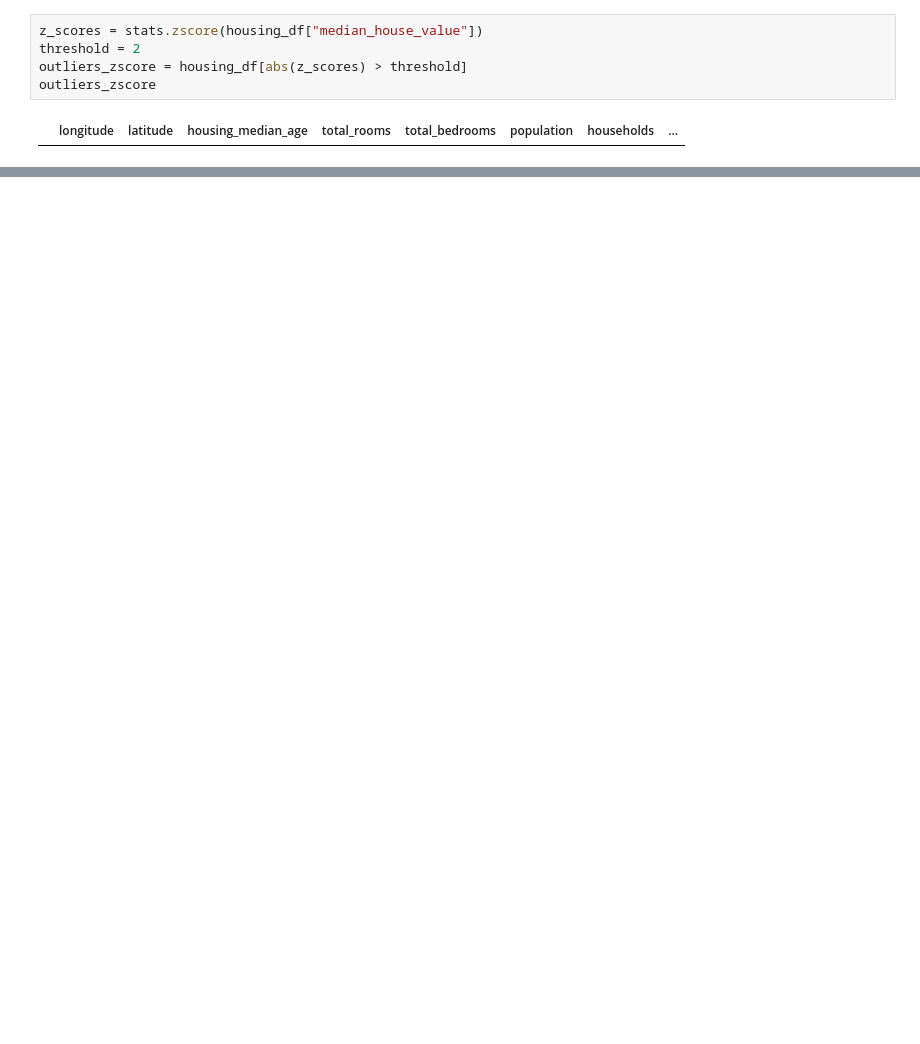
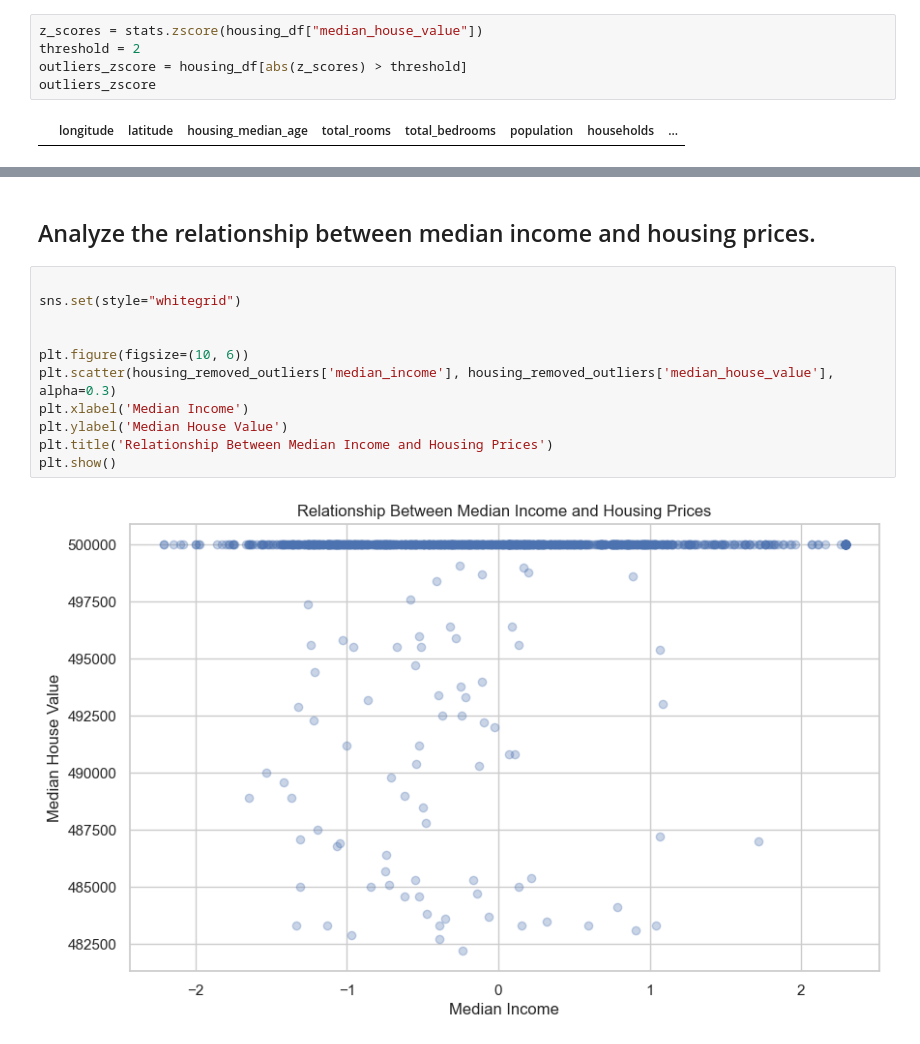
Before and after one commit to dhruvRj18/Fall2023--AI-Algo, a Jupyter notebook: students-submissions/8681628/mid-term-b.ipynb, the cells around one changed output, grey strips where cells are left out. Saved outputs shown, nothing was run; the diff lists cells and outputs as text; blank space fills up the shorter version.

```diff
--- a/students-submissions/8681628/mid-term-b.ipynb
+++ b/students-submissions/8681628/mid-term-b.ipynb
@@ -131,0 +340,15 @@ dtype: int64
+# %% [markdown]
+##  Analyze the relationship between median income and housing prices.
+# %%
+
+sns.set(style="whitegrid")
+
+
+plt.figure(figsize=(10, 6))
+plt.scatter(housing_removed_outliers['median_income'], housing_removed_outliers['median_house_value'], alpha=0.3)
+plt.xlabel('Median Income')
+plt.ylabel('Median House Value')
+plt.title('Relationship Between Median Income and Housing Prices')
+plt.show()
+# %% [output]
+[figure, added]
```
Also changed, not shown: parts of 59 cells of this notebook.
